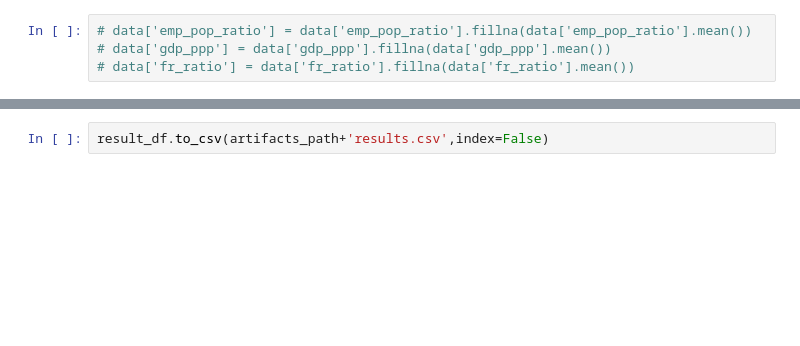
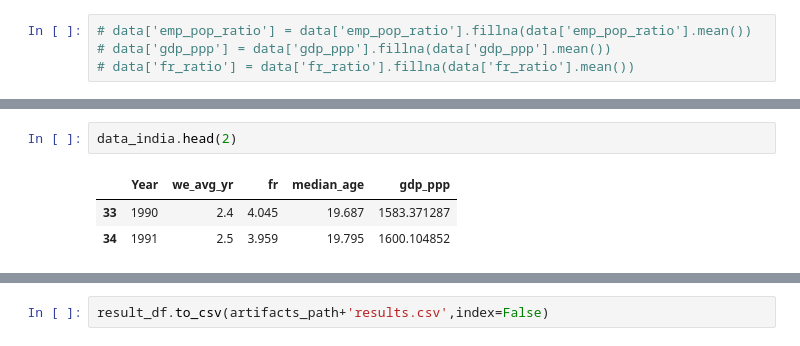
Before and after one commit to sathyaNEU/eco-gdp-predictor, a Jupyter notebook: notebook/model/start.ipynb, the cells around one changed output, grey strips where cells are left out. Drawn from its saved outputs; the diff is of its cells as text; blank space fills up the shorter version.

```diff
--- a/notebook/model/start.ipynb
+++ b/notebook/model/start.ipynb
@@ -299,0 +55,6 @@ pred_data_df = pd.DataFrame(pred_data)
+# %%
+data_india.head(2)
+# %% [output]
+|  | Year | we_avg_yr | fr | median_age | gdp_ppp |
+| 33 | 1990 | 2.4 | 4.045 | 19.687 | 1583.371287 |
+| 34 | 1991 | 2.5 | 3.959 | 19.795 | 1600.104852 |
```
Also changed, not shown: parts of 54 cells of this notebook, 10 other files.
